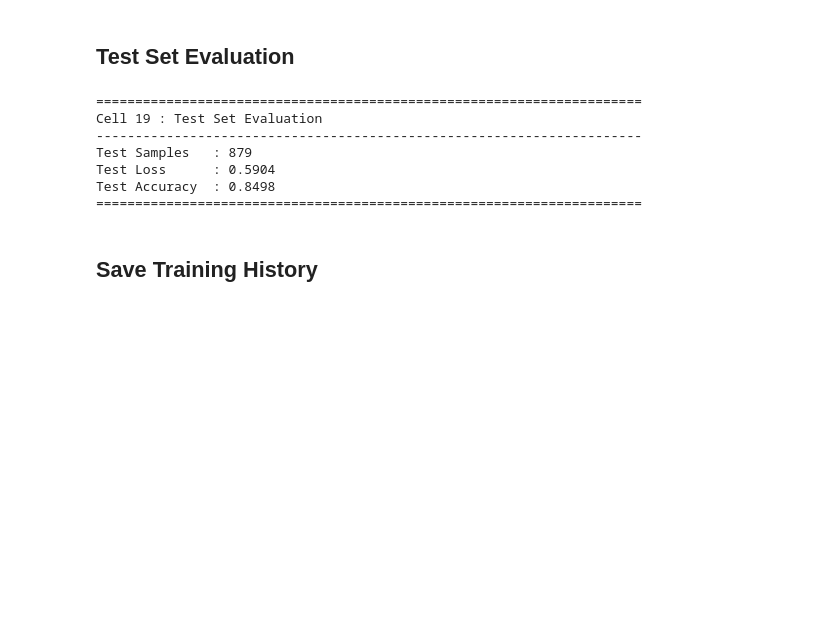
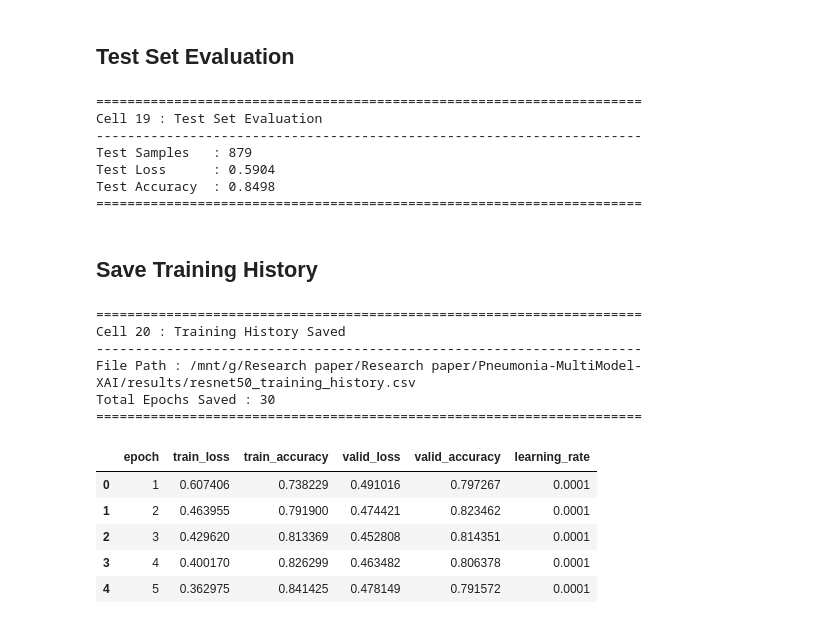
Before and after one commit to jaimulhaque/Pneumonia-MultiModel-XAI, a Jupyter notebook: notebooks/06_ResNet50_Baseline.ipynb, the cells around one changed output. Saved outputs shown, nothing was run; the diff lists cells and outputs as text; code cells hidden in the pictures; blank space fills up the shorter version.

Commit message:
Update training notebook

```diff
--- a/notebooks/06_ResNet50_Baseline.ipynb
+++ b/notebooks/06_ResNet50_Baseline.ipynb
@@ -1463,3 +1463,51 @@ Test Accuracy  : 0.8498
 ======================================================================
 # %% [markdown]
 ## Save Training History
+# %%
+# ============================================================
+# Cell 20: Save Training History
+# ============================================================
+
+# -------------------------------
+# Convert History to DataFrame
+# -------------------------------
+
+history_df = pd.DataFrame(history)
+
+# -------------------------------
+# Save CSV
+# -------------------------------
+
+history_df.to_csv(
+    HISTORY_PATH,
+    index=False
+)
+
+# -------------------------------
+# Display Information
+# -------------------------------
+
+print("=" * 70)
+print("Cell 20 : Training History Saved")
+print("-" * 70)
+
+print(f"File Path : {HISTORY_PATH}")
+print(f"Total Epochs Saved : {len(history_df)}")
+
+print("=" * 70)
+
+# Display First 5 Rows
+display(history_df.head())
+# %% [output]
+======================================================================
+Cell 20 : Training History Saved
+----------------------------------------------------------------------
+File Path : /mnt/g/Research paper/Research paper/Pneumonia-MultiModel-XAI/results/resnet50_training_history.csv
+Total Epochs Saved : 30
+======================================================================
+|  | epoch | train_loss | train_accuracy | valid_loss | valid_accuracy | learning_rate |
+| 0 | 1 | 0.607406 | 0.738229 | 0.491016 | 0.797267 | 0.0001 |
+| 1 | 2 | 0.463955 | 0.791900 | 0.474421 | 0.823462 | 0.0001 |
+| 2 | 3 | 0.429620 | 0.813369 | 0.452808 | 0.814351 | 0.0001 |
+| 3 | 4 | 0.400170 | 0.826299 | 0.463482 | 0.806378 | 0.0001 |
+| 4 | 5 | 0.362975 | 0.841425 | 0.478149 | 0.791572 | 0.0001 |
```
